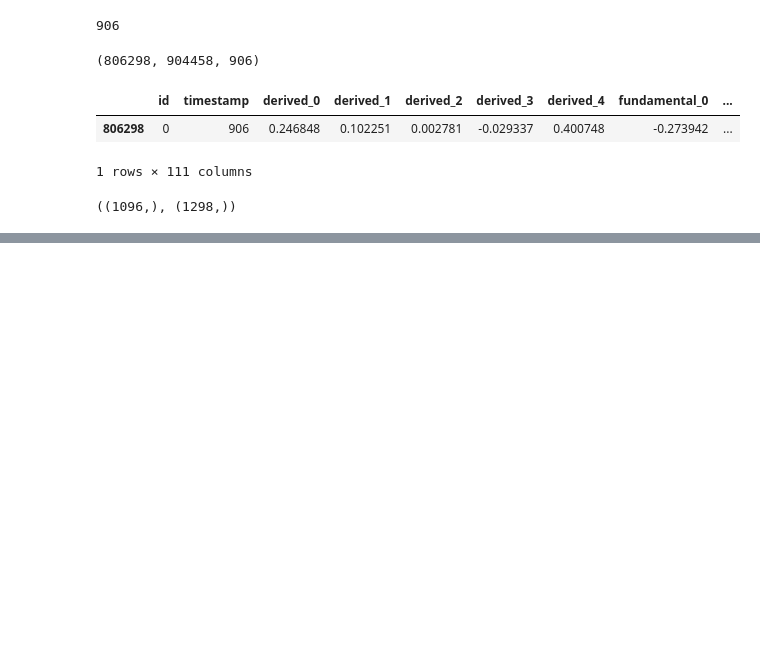
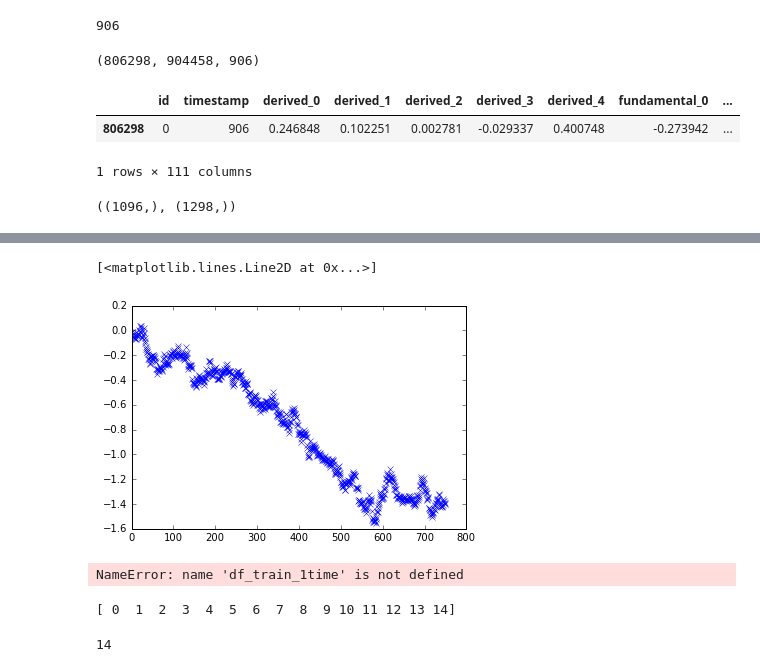
Before and after one commit to scrambleegg7/TwoSigma, a Jupyter notebook: twosigma.ipynb, the cells around one changed output, grey strips where cells are left out. Cells and saved outputs as stored; diff of their text form; code cells hidden in the pictures; blank space fills up the shorter version.

```diff
--- a/twosigma.ipynb
+++ b/twosigma.ipynb
@@ -126,0 +88,10 @@ high_y_cut = 0.075
+# %%
+plt.plot(range(len(df_train_0time)), np.cumsum( df_train_0time['y'] ),'x')
+# %% [output]
+[<matplotlib.lines.Line2D at 0x...>]
+[figure, added]
+# %%
+plt.plot(range(len(df_train_1time)), np.cumsum( df_train_1time['y'] ),'o', c='r')
+df_train_1time.shape
+# %% [output]
+NameError: name 'df_train_1time' is not defined
@@ -126,0 +103,6 @@ high_y_cut = 0.075
+# %%
+top15_timestamp = uniq_timestamp[:15]
+print (top15_timestamp)
+# %% [output]
+[ 0  1  2  3  4  5  6  7  8  9 10 11 12 13 14]
+14
```
Also changed, not shown: parts of 26 cells of this notebook, 6 other files.
